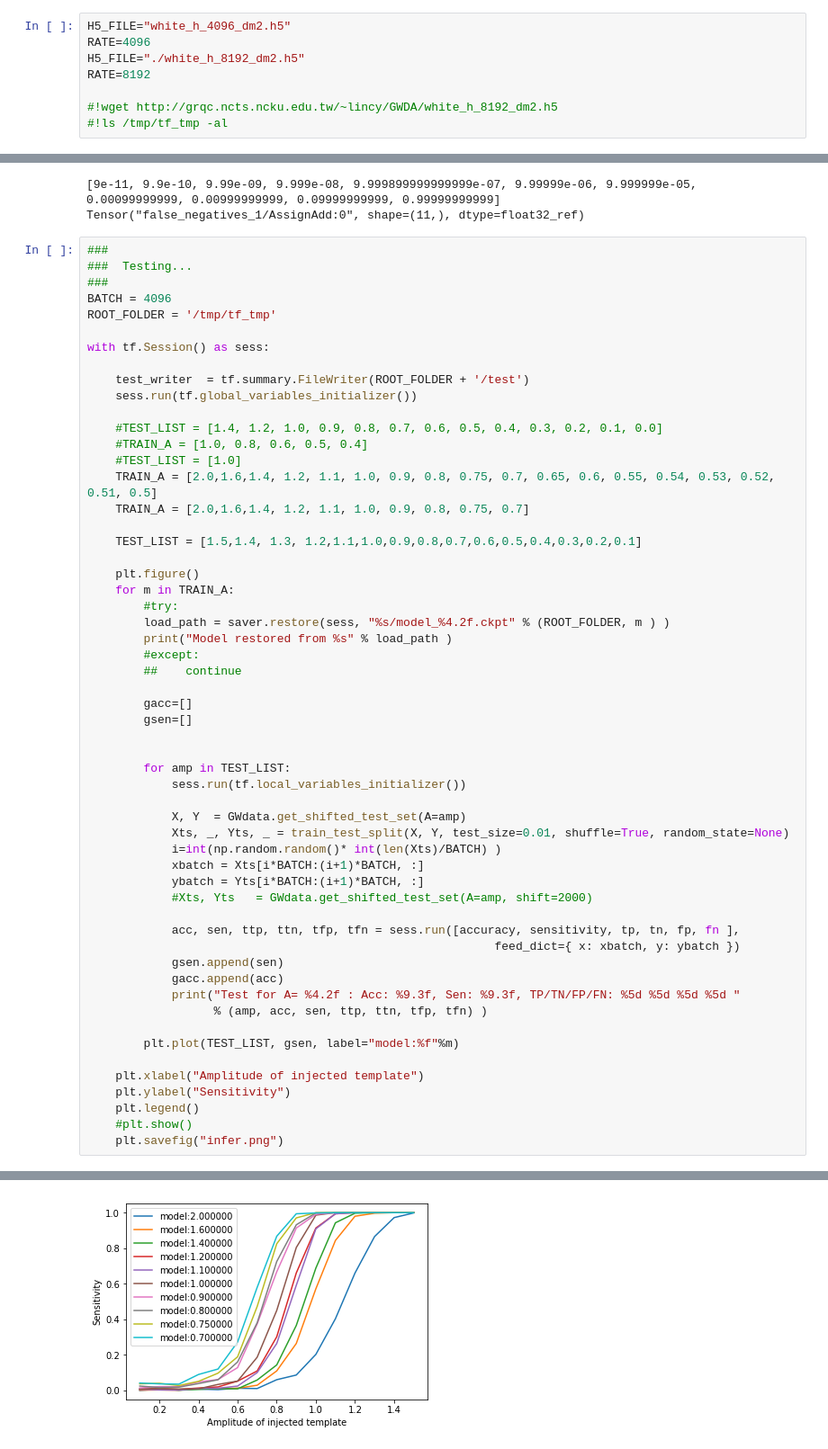
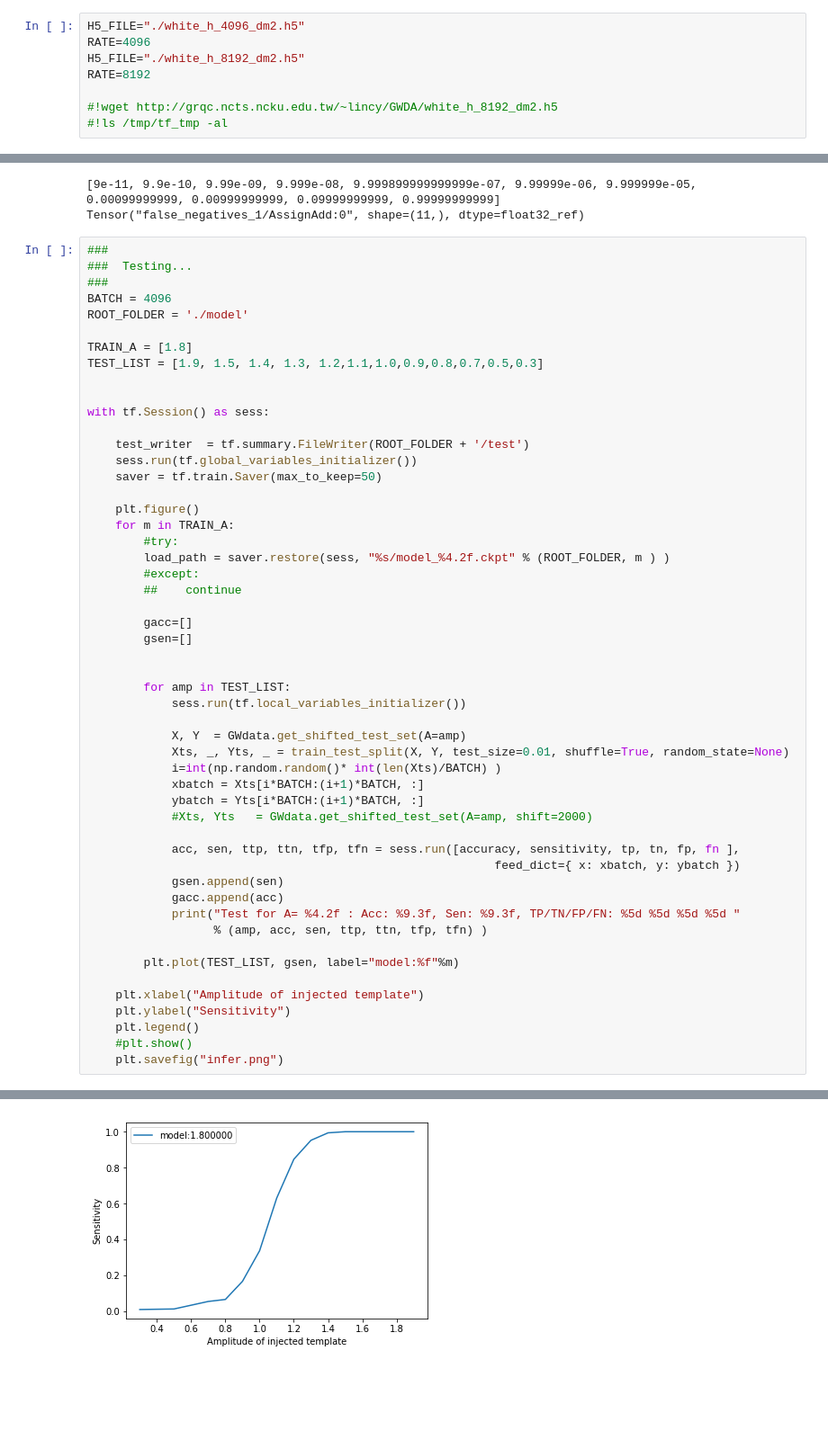
Before and after one commit to chunyulin/gwda, a Jupyter notebook: GWDA_detectNet.ipynb, the cells around one changed output, grey strips where cells are left out. Shown at 90% size. Drawn from its saved outputs; the diff is of its cells as text; blank space fills up the shorter version.

Commit message:
test fail...

```diff
--- a/GWDA_detectNet.ipynb
+++ b/GWDA_detectNet.ipynb
@@ -25,7 +25,7 @@ H5Py       ver.  2.7.1
 SKLearn    ver.  0.19.2
 TensorFlow ver.  1.12.0
 # %%
-H5_FILE="white_h_4096_dm2.h5"
+H5_FILE="./white_h_4096_dm2.h5"
 RATE=4096
 H5_FILE="./white_h_8192_dm2.h5"
 RATE=8192
@@ -478,26 +470,22 @@ Tensor("false_negatives_1/AssignAdd:0", shape=(11,), dtype=float32_ref)
 ###  Testing...
 ###
 BATCH = 4096
-ROOT_FOLDER = '/tmp/tf_tmp'
+ROOT_FOLDER = './model'
+
+TRAIN_A = [1.8]
+TEST_LIST = [1.9, 1.5, 1.4, 1.3, 1.2,1.1,1.0,0.9,0.8,0.7,0.5,0.3]
+
 
 with tf.Session() as sess:
 
     test_writer  = tf.summary.FileWriter(ROOT_FOLDER + '/test')
     sess.run(tf.global_variables_initializer())
-
-    #TEST_LIST = [1.4, 1.2, 1.0, 0.9, 0.8, 0.7, 0.6, 0.5, 0.4, 0.3, 0.2, 0.1, 0.0]
-    #TRAIN_A = [1.0, 0.8, 0.6, 0.5, 0.4]
-    #TEST_LIST = [1.0]
-    TRAIN_A = [2.0,1.6,1.4, 1.2, 1.1, 1.0, 0.9, 0.8, 0.75, 0.7, 0.65, 0.6, 0.55, 0.54, 0.53, 0.52, 0.51, 0.5]
-    TRAIN_A = [2.0,1.6,1.4, 1.2, 1.1, 1.0, 0.9, 0.8, 0.75, 0.7]
-
-    TEST_LIST = [1.5,1.4, 1.3, 1.2,1.1,1.0,0.9,0.8,0.7,0.6,0.5,0.4,0.3,0.2,0.1]
+    saver = tf.train.Saver(max_to_keep=50)
 
     plt.figure()
     for m in TRAIN_A:
         #try:
         load_path = saver.restore(sess, "%s/model_%4.2f.ckpt" % (ROOT_FOLDER, m ) )
-        print("Model restored from %s" % load_path )
         #except:
         ##    continue
 
@@ -550 +534 @@ Test for A= 0.10 : Acc:     0.500, Sen:     0.042, TP/TN/FP/FN:    27   620    3
-[figure, old version]
+[figure, new version]
```
Also changed, not shown: parts of 9 cells of this notebook.
